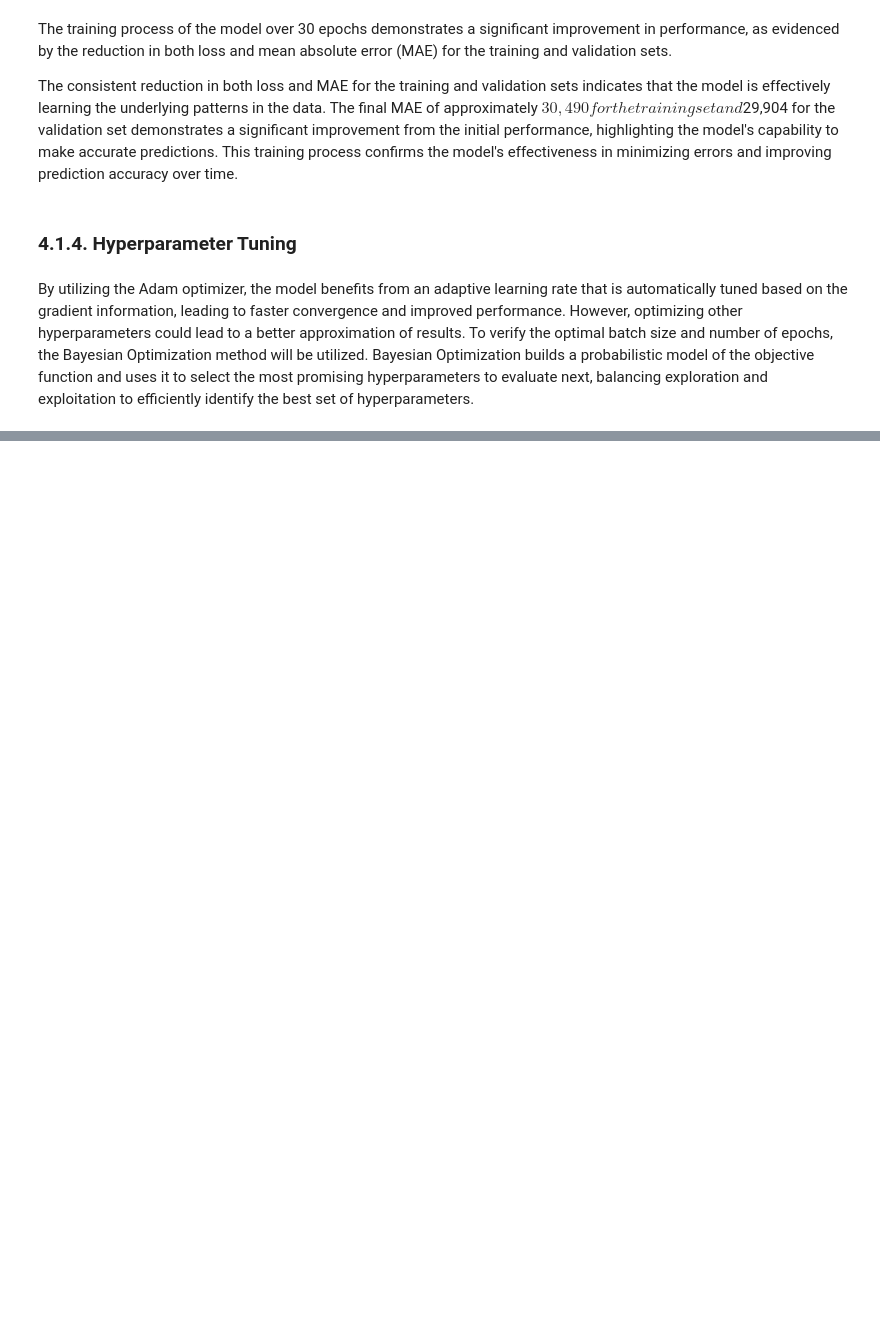
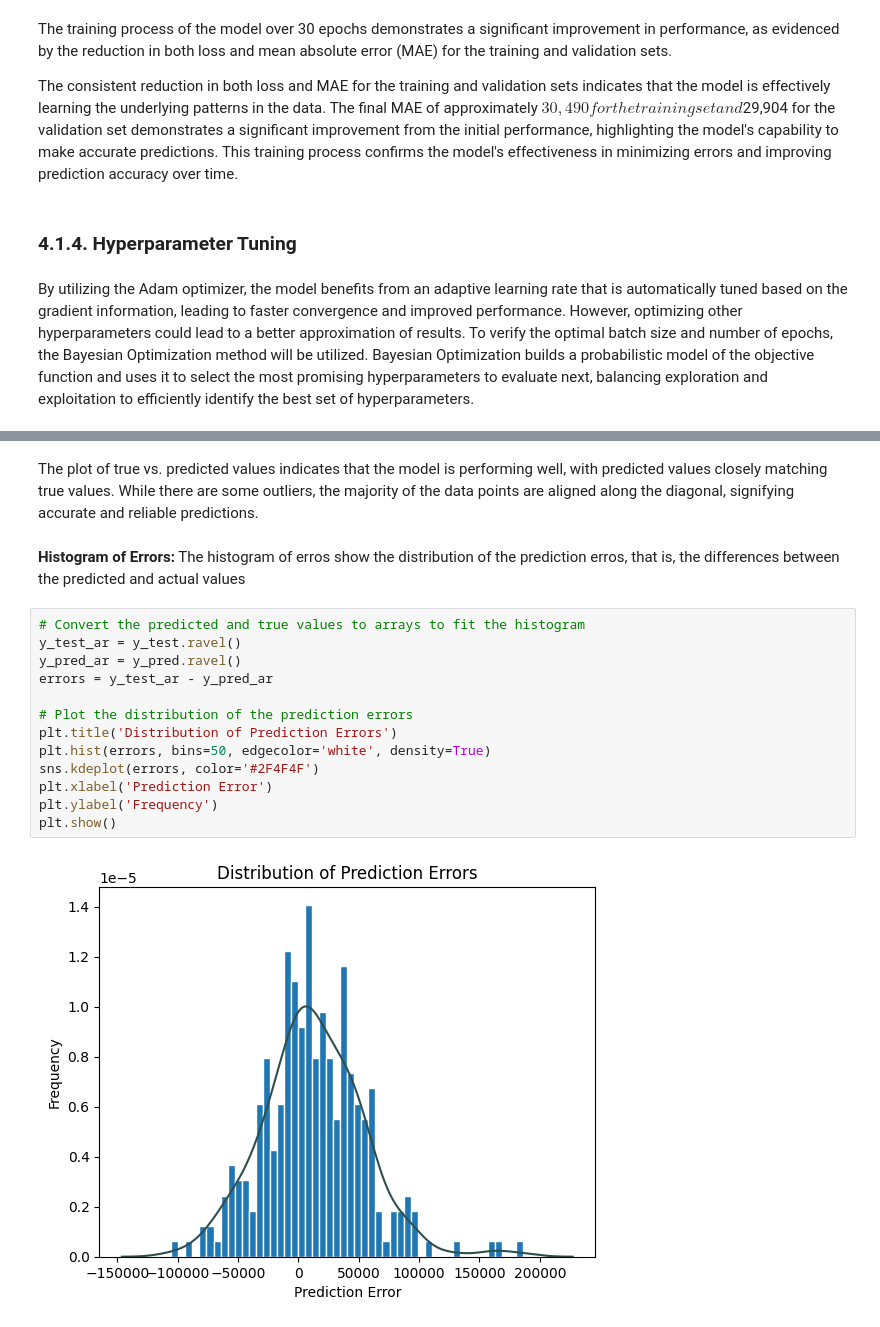
Before and after one commit to deboraflemos/math-dl1-finalProject, a Jupyter notebook: final-project.ipynb, the cells around one changed output, grey strips where cells are left out. Saved outputs shown, nothing was run; the diff lists cells and outputs as text; blank space fills up the shorter version.

```diff
--- a/final-project.ipynb
+++ b/final-project.ipynb
@@ -947,0 +1053,19 @@ By efficiently balancing exploration and exploitation, Bayesian Optimization was
+# %% [markdown]
+The plot of true vs. predicted values indicates that the model is performing well, with predicted values closely matching true values. While there are some outliers, the majority of the data points are aligned along the diagonal, signifying accurate and reliable predictions.
+# %% [markdown]
+**Histogram of Errors:** The histogram of erros show the distribution of the prediction erros, that is, the differences between the predicted and actual values
+# %%
+# Convert the predicted and true values to arrays to fit the histogram
+y_test_ar = y_test.ravel()
+y_pred_ar = y_pred.ravel()
+errors = y_test_ar - y_pred_ar
+
+# Plot the distribution of the prediction errors
+plt.title('Distribution of Prediction Errors')
+plt.hist(errors, bins=50, edgecolor='white', density=True)
+sns.kdeplot(errors, color='#2F4F4F')
+plt.xlabel('Prediction Error')
+plt.ylabel('Frequency')
+plt.show()
+# %% [output]
+[figure, added]
```
Also changed, not shown: parts of 20 cells of this notebook.
